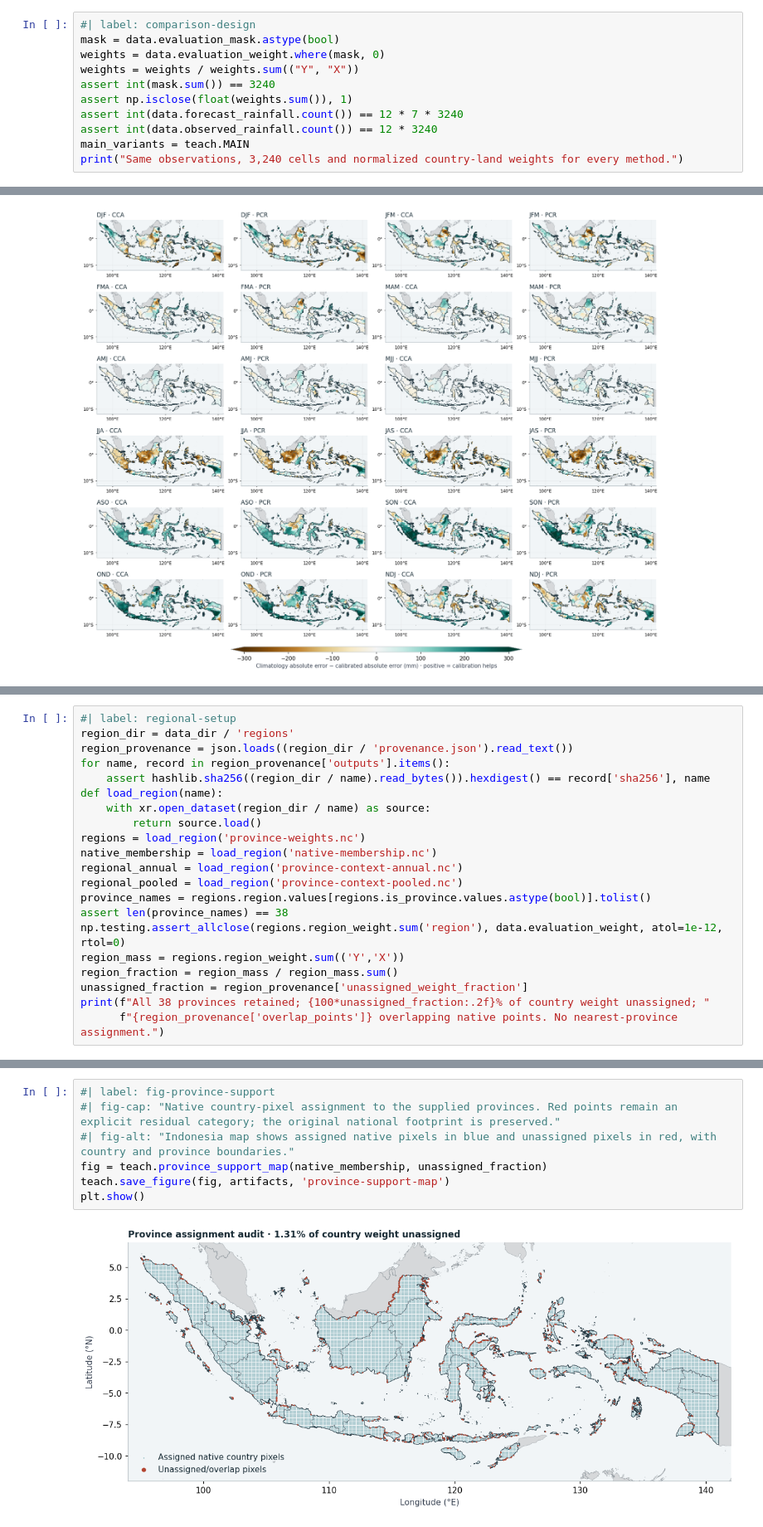
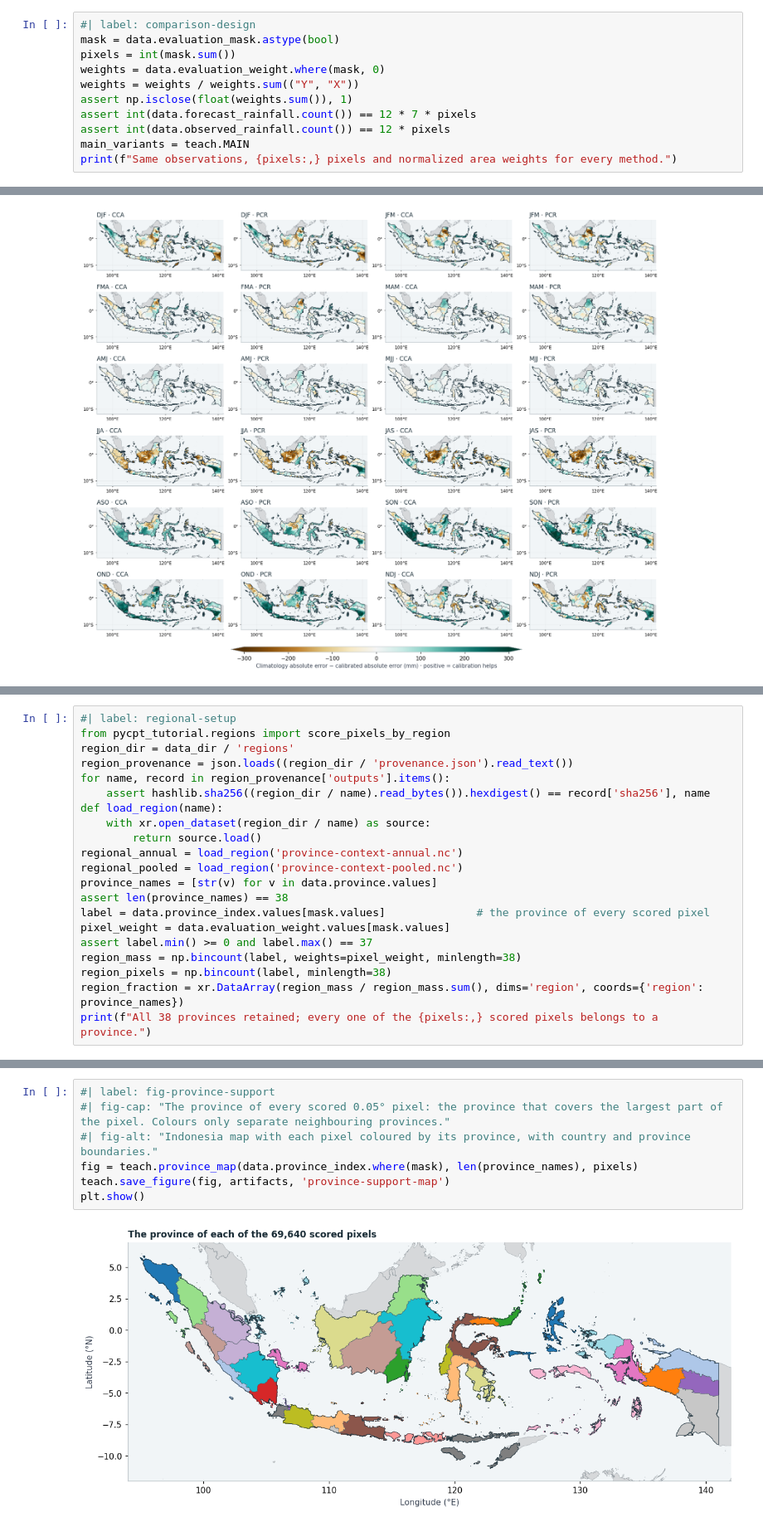
Before and after one commit to bennyistanto/pycpt-tutorial, a Jupyter notebook: docs/downloads/indonesia-seasons-2023.ipynb, the cells around one changed output, grey strips where cells are left out. Shown at 83% size. Drawn from its saved outputs; the diff is of its cells as text.

```diff
--- a/docs/downloads/indonesia-seasons-2023.ipynb
+++ b/docs/downloads/indonesia-seasons-2023.ipynb
@@ -122,12 +124,12 @@ CPT automatically zero-bounds rainfall. These are current-vintage retrospective
 # %%
 #| label: comparison-design
 mask = data.evaluation_mask.astype(bool)
+pixels = int(mask.sum())
 weights = data.evaluation_weight.where(mask, 0)
 weights = weights / weights.sum(("Y", "X"))
-assert int(mask.sum()) == 3240
 assert np.isclose(float(weights.sum()), 1)
-assert int(data.forecast_rainfall.count()) == 12 * 7 * 3240
-assert int(data.observed_rainfall.count()) == 12 * 3240
+assert int(data.forecast_rainfall.count()) == 12 * 7 * pixels
+assert int(data.observed_rainfall.count()) == 12 * pixels
 main_variants = teach.MAIN
-print("Same observations, 3,240 cells and normalized country-land weights for every method.")
+print(f"Same observations, {pixels:,} pixels and normalized area weights for every method.")
 # %% [output]
@@ -332,5 +424,6 @@ a certification of current or historical official administrative limits.
 # %%
 #| label: regional-setup
+from pycpt_tutorial.regions import score_pixels_by_region
 region_dir = data_dir / 'regions'
 region_provenance = json.loads((region_dir / 'provenance.json').read_text())
 for name, record in region_provenance['outputs'].items():
@@ -338,16 +431,15 @@ for name, record in region_provenance['outputs'].items():
 def load_region(name):
     with xr.open_dataset(region_dir / name) as source:
         return source.load()
-regions = load_region('province-weights.nc')
-native_membership = load_region('native-membership.nc')
 regional_annual = load_region('province-context-annual.nc')
 regional_pooled = load_region('province-context-pooled.nc')
-province_names = regions.region.values[regions.is_province.values.astype(bool)].tolist()
+province_names = [str(v) for v in data.province.values]
 assert len(province_names) == 38
-np.testing.assert_allclose(regions.region_weight.sum('region'), data.evaluation_weight, atol=1e-12, rtol=0)
-region_mass = regions.region_weight.sum(('Y','X'))
-region_fraction = region_mass / region_mass.sum()
-unassigned_fraction = region_provenance['unassigned_weight_fraction']
-print(f"All 38 provinces retained; {100*unassigned_fraction:.2f}% of country weight unassigned; "
-      f"{region_provenance['overlap_points']} overlapping native points. No nearest-province assignment.")
+label = data.province_index.values[mask.values]              # the province of every scored pixel
+pixel_weight = data.evaluation_weight.values[mask.values]
+assert label.min() >= 0 and label.max() == 37
+region_mass = np.bincount(label, weights=pixel_weight, minlength=38)
+region_pixels = np.bincount(label, minlength=38)
+region_fraction = xr.DataArray(region_mass / region_mass.sum(), dims='region', coords={'region': province_names})
+print(f"All 38 provinces retained; every one of the {pixels:,} scored pixels belongs to a province.")
 # %% [output]
@@ -383,10 +474,10 @@ display(HTML(support_table.round(2).to_html(index=False, classes='table table-sm
 # %%
 #| label: fig-province-support
-#| fig-cap: "Native country-pixel assignment to the supplied provinces. Red points remain an explicit residual category; the original national footprint is preserved."
-#| fig-alt: "Indonesia map shows assigned native pixels in blue and unassigned pixels in red, with country and province boundaries."
-fig = teach.province_support_map(native_membership, unassigned_fraction)
+#| fig-cap: "The province of every scored 0.05° pixel: the province that covers the largest part of the pixel. Colours only separate neighbouring provinces."
+#| fig-alt: "Indonesia map with each pixel coloured by its province, with country and province boundaries."
+fig = teach.province_map(data.province_index.where(mask), len(province_names), pixels)
 teach.save_figure(fig, artifacts, 'province-support-map')
 plt.show()
 # %% [output]
-[figure, old version]
+[figure, new version]
 # %% [markdown]
```
Also changed, not shown: parts of 30 cells of this notebook, 39 other files.
